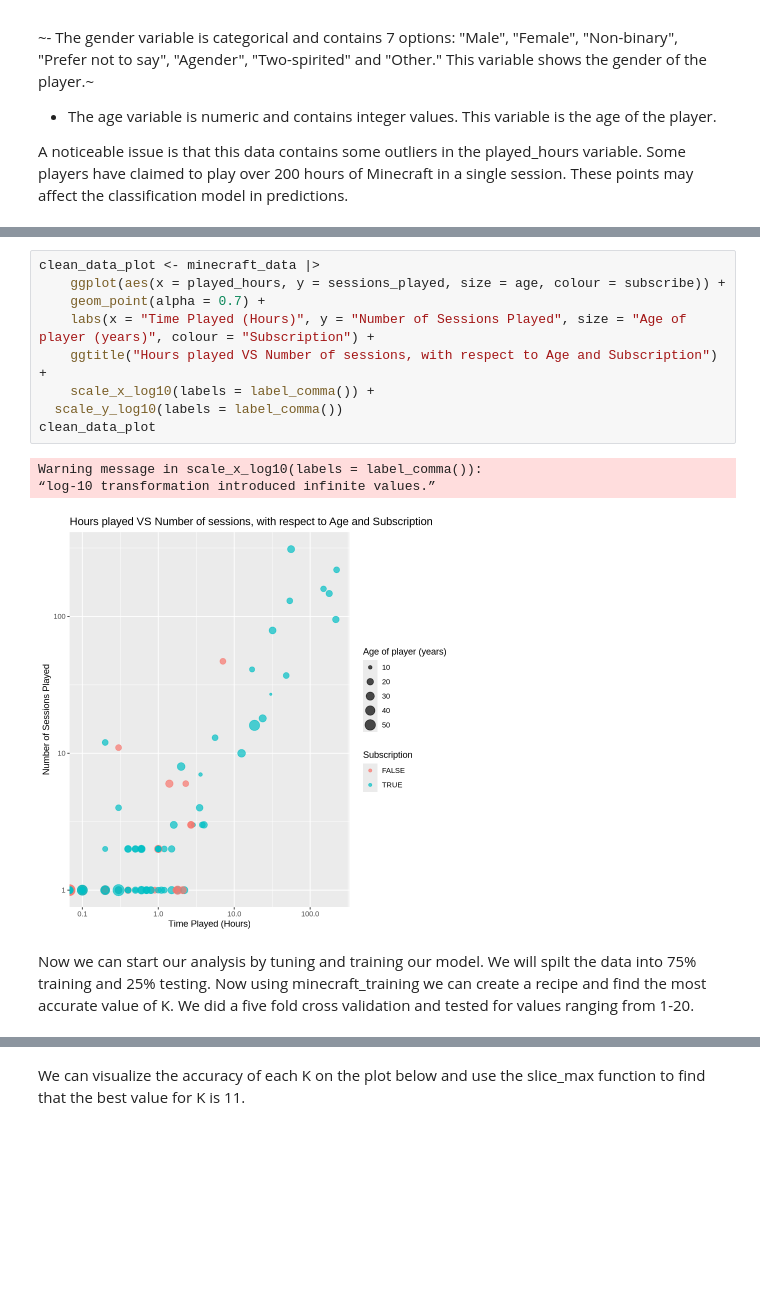
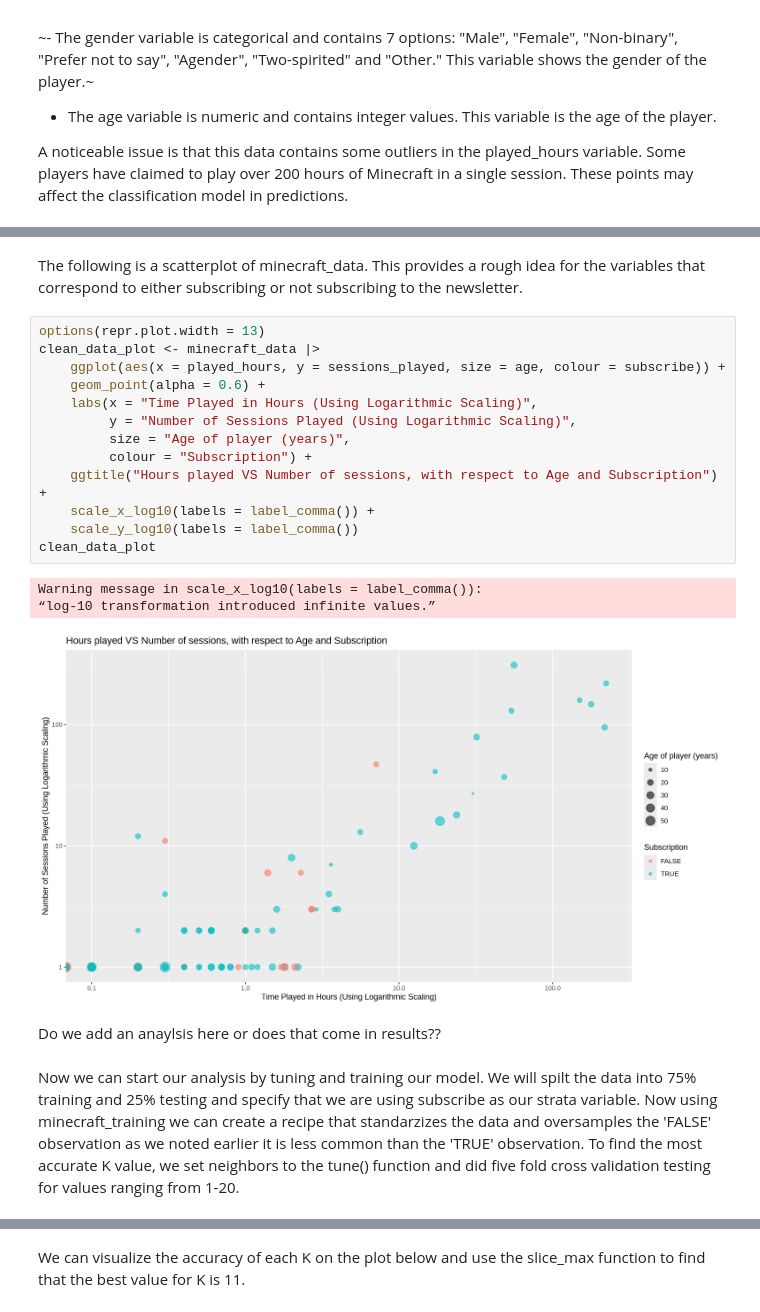
Before and after one commit to kendra2070/group_project, a Jupyter notebook: project_16.ipynb, the cells around one changed output, grey strips where cells are left out. Drawn from its saved outputs; the diff is of its cells as text; blank space fills up the shorter version.

```diff
--- a/project_16.ipynb
+++ b/project_16.ipynb
@@ -124,18 +132,26 @@ The following is a scatterplot of minecraft_data. This provides a rough idea for
+# %% [markdown]
+The following is a scatterplot of minecraft_data. This provides a rough idea for the variables that correspond to either subscribing or not subscribing to the newsletter.
 # %%
+options(repr.plot.width = 13)
 clean_data_plot <- minecraft_data |>
     ggplot(aes(x = played_hours, y = sessions_played, size = age, colour = subscribe)) +
-    geom_point(alpha = 0.7) +
-    labs(x = "Time Played (Hours)", y = "Number of Sessions Played", size = "Age of player (years)", colour = "Subscription") +
+    geom_point(alpha = 0.6) +
+    labs(x = "Time Played in Hours (Using Logarithmic Scaling)",
+         y = "Number of Sessions Played (Using Logarithmic Scaling)",
+         size = "Age of player (years)",
+         colour = "Subscription") +
     ggtitle("Hours played VS Number of sessions, with respect to Age and Subscription") +
     scale_x_log10(labels = label_comma()) +
-  scale_y_log10(labels = label_comma())
+    scale_y_log10(labels = label_comma())
 clean_data_plot
 # %% [output]
 Warning message in scale_x_log10(labels = label_comma()):
 “log-10 transformation introduced infinite values.”
-[figure, old version]
+[figure, new version]
+# %% [markdown]
+Do we add an anaylsis here or does that come in results??
 # %% [markdown]
-Now we can start our analysis by tuning and training our model. We will spilt the data into 75% training and 25% testing. Now using minecraft_training we can create a recipe and find the most accurate value of K. We did a  five fold cross validation and tested for values ranging from 1-20.
+Now we can start our analysis by tuning and training our model. We will spilt the data into 75% training and 25% testing and specify that we are using subscribe as our strata variable. Now using minecraft_training we can create a recipe that standarzizes the data and oversamples the 'FALSE' observation as we noted earlier it is less common than the 'TRUE' observation. To find the most accurate K value, we set neighbors to the tune() function and did five fold cross validation testing for values ranging from 1-20.
 # %%
 set.seed(1243)
 
```
Also changed, not shown: parts of 14 cells of this notebook.
